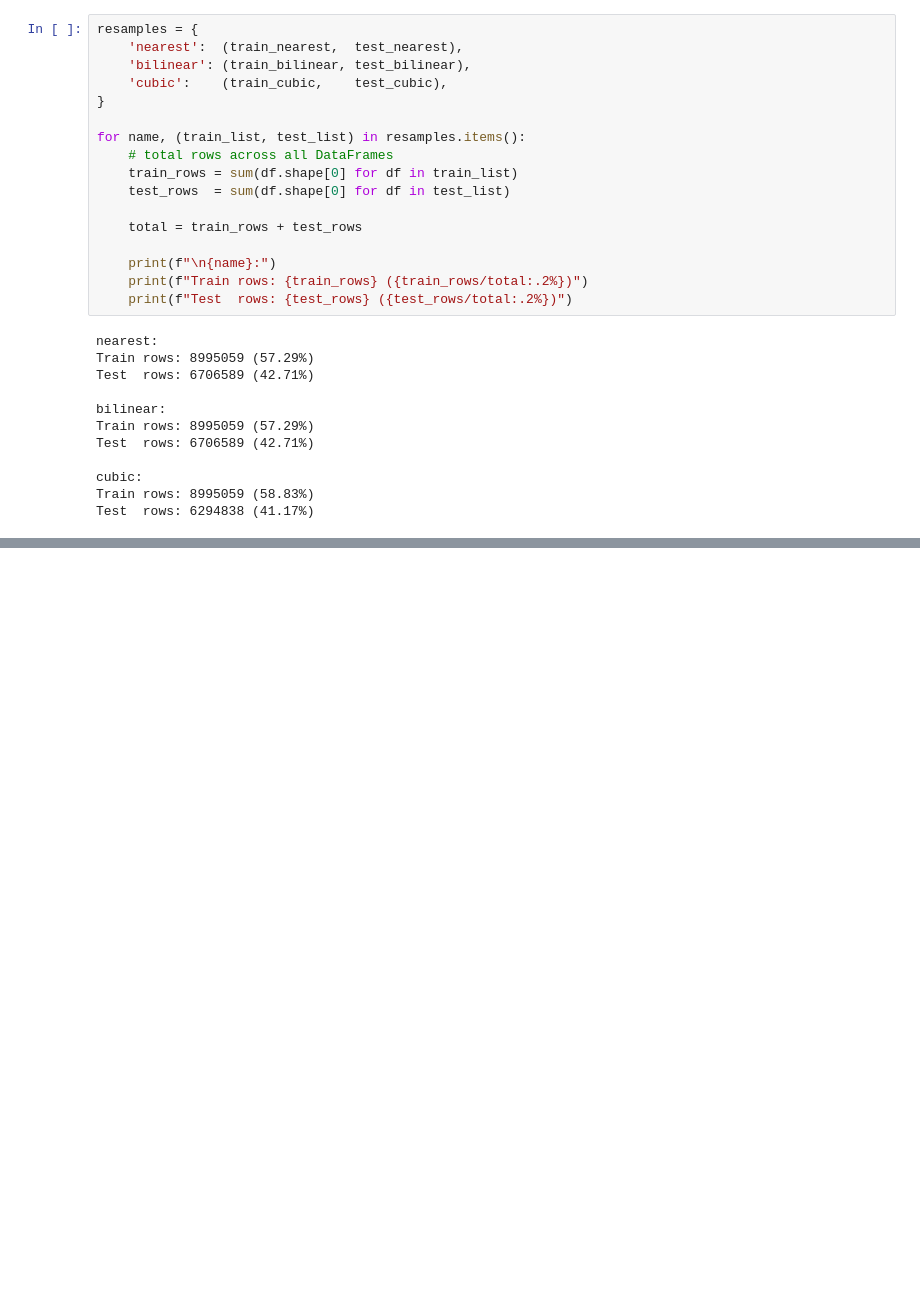
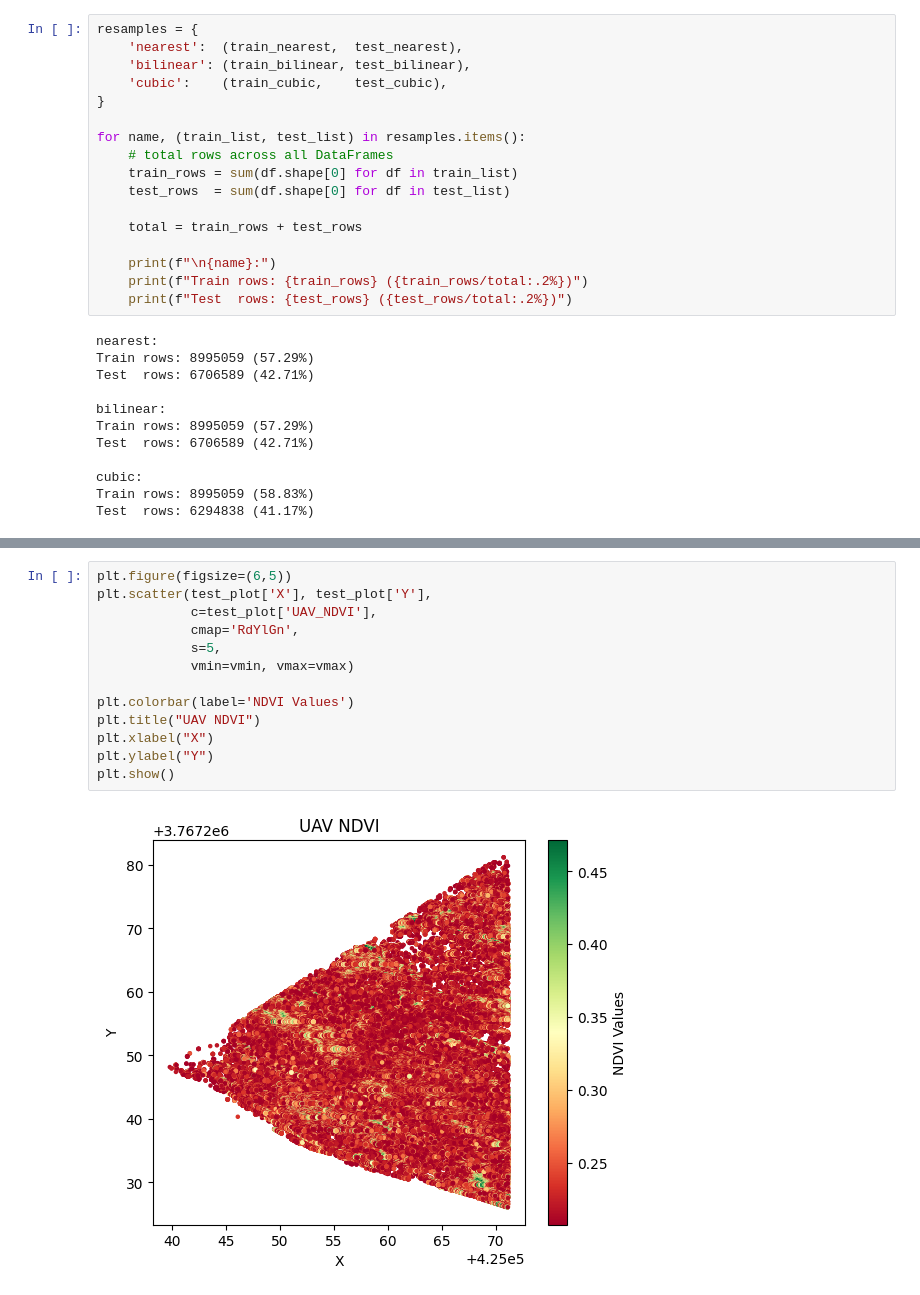
Before and after one commit to ethan-ngo/research, a Jupyter notebook: new_fusion.ipynb, the cells around one changed output, grey strips where cells are left out. Drawn from its saved outputs; the diff is of its cells as text; blank space fills up the shorter version.

```diff
--- a/new_fusion.ipynb
+++ b/new_fusion.ipynb
@@ -296,0 +334,15 @@ MemoryError: Unable to allocate 25.6 MiB for an array with shape (3353466, 1) an
+# %%
+plt.figure(figsize=(6,5))
+plt.scatter(test_plot['X'], test_plot['Y'],
+            c=test_plot['UAV_NDVI'],
+            cmap='RdYlGn',
+            s=5,
+            vmin=vmin, vmax=vmax)
+
+plt.colorbar(label='NDVI Values')
+plt.title("UAV NDVI")
+plt.xlabel("X")
+plt.ylabel("Y")
+plt.show()
+# %% [output]
+[figure, added]
```
Also changed, not shown: parts of 6 cells of this notebook, 1 other file.
